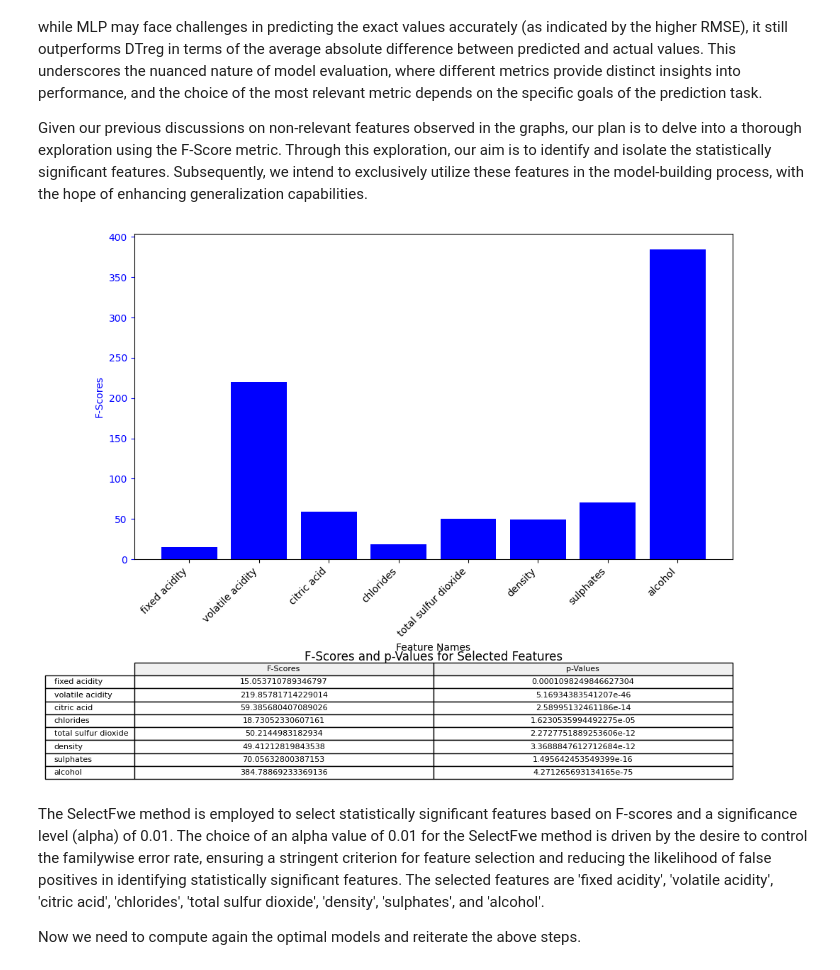
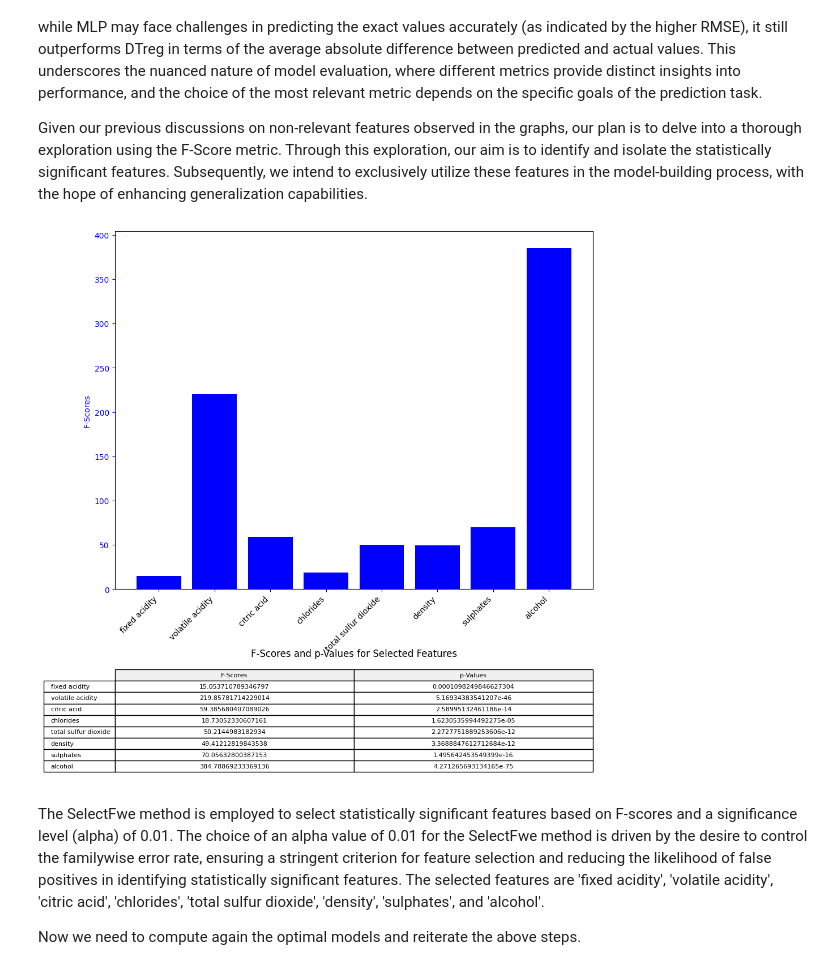
Before and after one commit to Yonekin/Machine-Learning-Group-3, a Jupyter notebook: ML_Group3_Red_Wine.ipynb, the cells around one changed output. Cells and saved outputs as stored; diff of their text form; code cells hidden in the pictures.

```diff
--- a/ML_Group3_Red_Wine.ipynb
+++ b/ML_Group3_Red_Wine.ipynb
@@ -705,36 +705,35 @@ selected_indices = pipeline.named_steps['selector'].get_support(indices=True)
 # Get F-scores and p-values for all features
 f_scores, p_values = f_regression(data_train, target_train)
 
 # Extract F-scores and p-values for selected features
 selected_f_scores = f_scores[selected_indices]
 selected_p_values = p_values[selected_indices]
 
 # Get corresponding feature names after preprocessing
 selected_feature_names = [original_feature_names[i] for i in selected_indices]
 
 # Plotting
-fig, (ax1, ax2) = plt.subplots(2, 1, figsize=(10, 8), gridspec_kw={'height_ratios': [3, 1]})
+fig, (ax1, ax2) = plt.subplots(2, 1, figsize=(10, 10), gridspec_kw={'height_ratios': [3, 1]})
 
 # Bar plot for F-scores
 ax1.bar(selected_feature_names, selected_f_scores, label='F-Scores', color='b')
-ax1.set_xlabel('Feature Names')
 ax1.set_ylabel('F-Scores', color='b')
 ax1.tick_params('y', colors='b')
 ax1.set_xticklabels(selected_feature_names, rotation=45, ha='right')
 
 # Table
 table_data = pd.DataFrame({'F-Scores': selected_f_scores, 'p-Values': selected_p_values}, index=selected_feature_names)
 table = ax2.table(cellText=table_data.values, colLabels=table_data.columns, rowLabels=table_data.index, loc='center', cellLoc='center', colColours=['#f0f0f0']*len(table_data.columns))
 table.auto_set_font_size(False)
 table.set_fontsize(8)
 
 ax2.axis('off')  # Turn off the axis for the second subplot
 
 fig.tight_layout()
 plt.title('F-Scores and p-Values for Selected Features')
 plt.show()
 # %% [output]
-[figure, old version]
+[figure, new version]
 # %% [markdown]
 The SelectFwe method is employed to select statistically significant features based on F-scores and a significance level (alpha) of 0.01. The choice of an alpha value of 0.01 for the SelectFwe method is driven by the desire to control the familywise error rate, ensuring a stringent criterion for feature selection and reducing the likelihood of false positives in identifying statistically significant features. The selected features are 'fixed acidity', 'volatile acidity', 'citric acid', 'chlorides', 'total sulfur dioxide', 'density', 'sulphates', and 'alcohol'.
 
```
Also changed, not shown: parts of 1 cell of this notebook, 1 other file.
